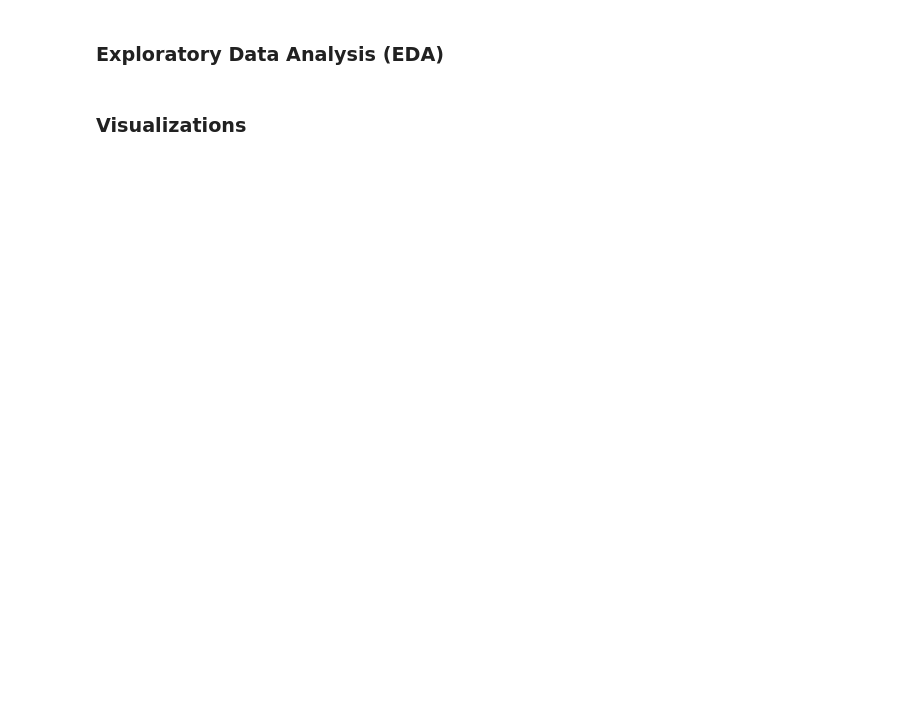
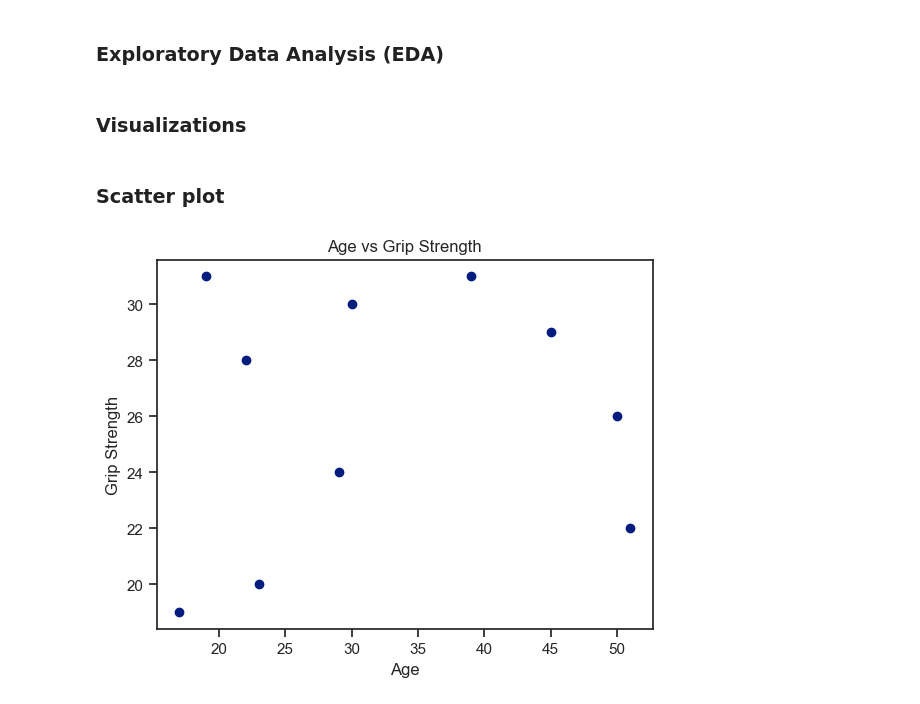
Before and after one commit to GauravBachu/PDS_Assignment-1, a Jupyter notebook: frailty_analysis_Q1/src/Q1.ipynb, the cells around one changed output. Saved outputs shown, nothing was run; the diff lists cells and outputs as text; code cells hidden in the pictures; blank space fills up the shorter version.

Commit message:
Visualization of Scatter plot

```diff
--- a/frailty_analysis_Q1/src/Q1.ipynb
+++ b/frailty_analysis_Q1/src/Q1.ipynb
@@ -40,3 +62,14 @@ print(summary)
 ### Exploratory Data Analysis (EDA)
 # %% [markdown]
 ### Visualizations
+# %% [markdown]
+### Scatter plot
+# %%
+plt.scatter(data_set['Age'], data_set['GripStrength'])
+plt.xlabel('Age')
+plt.ylabel('Grip Strength')
+plt.title('Age vs Grip Strength')
+plt.savefig('../results/scatterplot_age_vs_gripstrength.png')
+plt.show()
+# %% [output]
+[figure, added]
```
Also changed, not shown: parts of 3 cells of this notebook, 2 other files.
